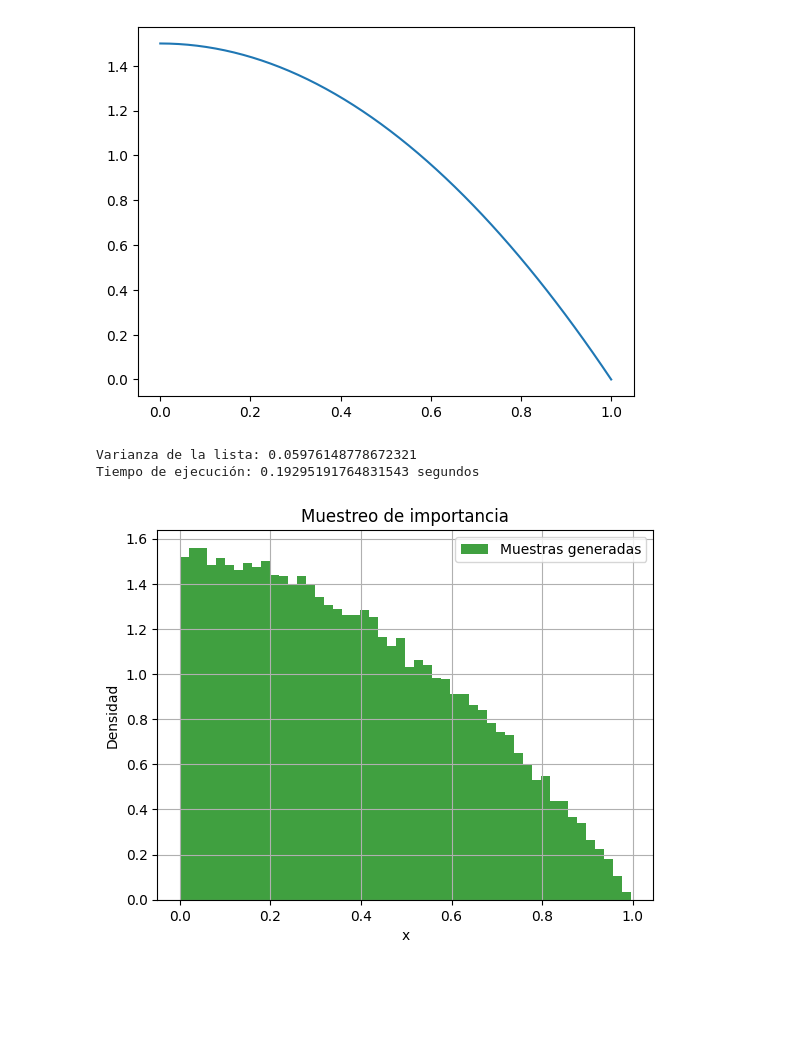
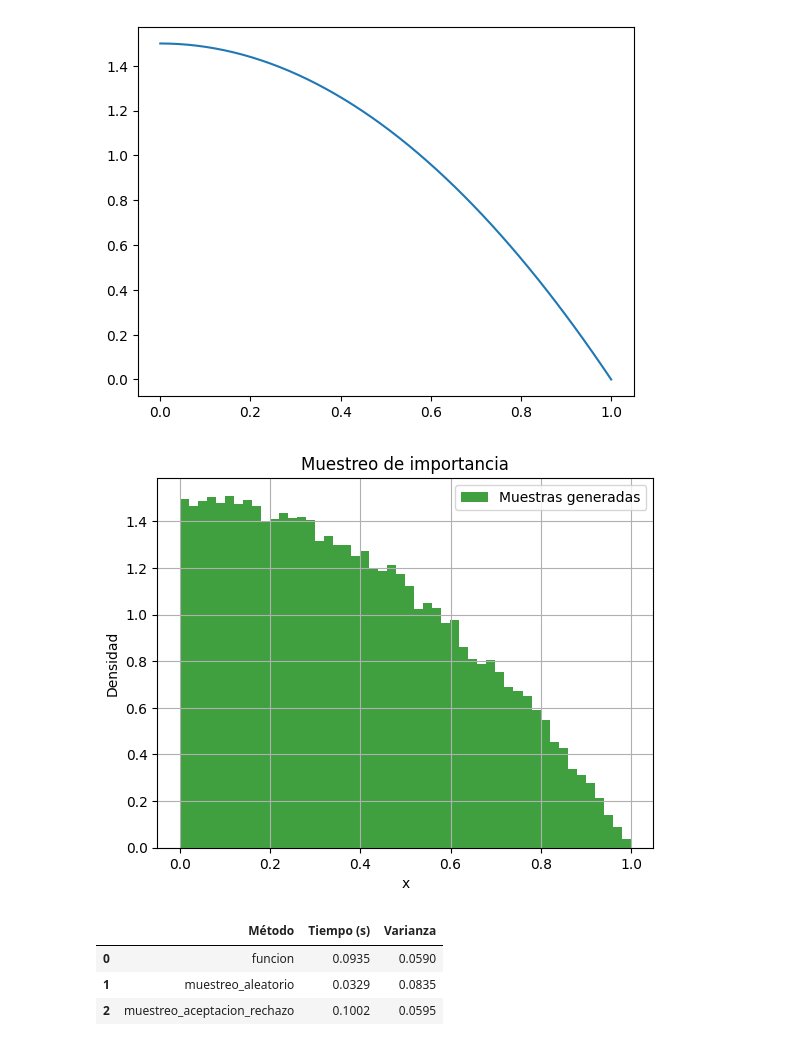
Before and after one commit to Areliortiz/SIMULACION2, a Jupyter notebook: montecarlo.ipynb, the cells around one changed output. Saved outputs shown, nothing was run; the diff lists cells and outputs as text; code cells hidden in the pictures; blank space fills up the shorter version.

```diff
--- a/montecarlo.ipynb
+++ b/montecarlo.ipynb
@@ -31,25 +32,16 @@ def funcion(n=100):
          list.append(x)
     return list
 # %%
-# Iniciar cronómetro
-inicia = time.time()
 histograma = funcion(100000)
-variance = np.var(histograma) # Calcular la varianza de la lista
-print(f'Varianza de la lista: {variance}')
-t_total = time.time() - inicia # Medir el tiempo de ejecución
-print(f'Tiempo de ejecución: {t_total} segundos')
-
 # Crear el histograma
 plt.hist(histograma, bins=50, density=True, alpha=0.75, color='green', label="Muestras generadas")
 
 # Etiquetas y título
 plt.xlabel('x')
 plt.ylabel('Densidad')
 plt.title('Muestreo de importancia')
 plt.legend()
 plt.grid(True)
 plt.show()
 # %% [output]
-Varianza de la lista: 0.05976148778672321
-Tiempo de ejecución: 0.19295191764831543 segundos
-[figure, old version]
+[figure, new version]
@@ -55,0 +78,12 @@ Tiempo de ejecución: 0.19295191764831543 segundos
+# %%
+
+# Crear un valorFrame para mostrar los resultados
+resultado = pd.DataFrame(resultado)
+
+# Mostrar la tabla
+resultado
+# %% [output]
+|  | Método | Tiempo (s) | Varianza |
+| 0 | funcion | 0.0935 | 0.0590 |
+| 1 | muestreo_aleatorio | 0.0329 | 0.0835 |
+| 2 | muestreo_aceptacion_rechazo | 0.1002 | 0.0595 |
```
Also changed, not shown: parts of 5 cells of this notebook.
